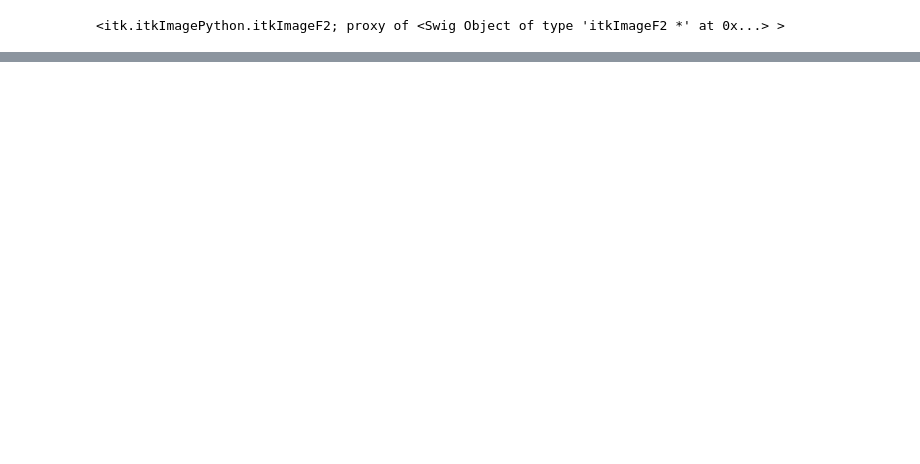
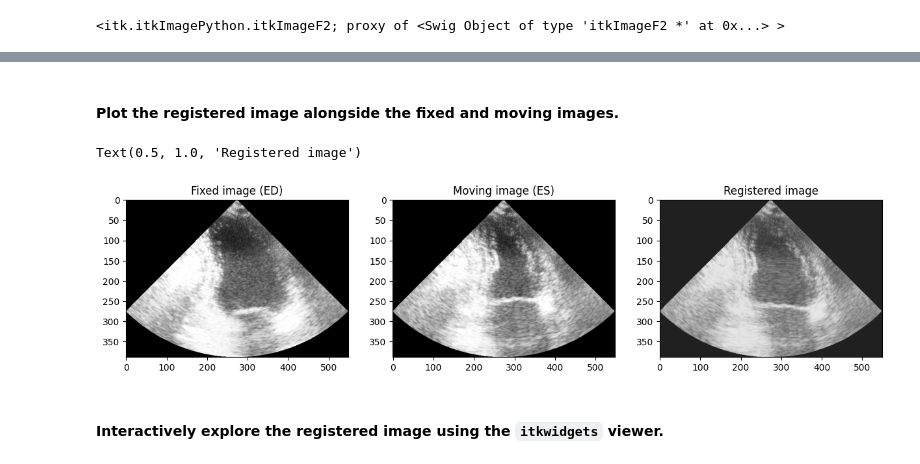
Before and after one commit to basilbatov/deep-learning-usgrt, a Jupyter notebook: itk-non-rigid.ipynb, the cells around one changed output, grey strips where cells are left out. Saved outputs shown, nothing was run; the diff lists cells and outputs as text; code cells hidden in the pictures; blank space fills up the shorter version.

Commit message:
Added comments and matplotlib plots for registered image comparison and SSIM metric

```diff
--- a/itk-non-rigid.ipynb
+++ b/itk-non-rigid.ipynb
@@ -11,0 +45,23 @@ registered_image
+# %%
+# Convert ITK images to numpy arrays
+fixed_image_np = itk.array_from_image(fixed_image)
+registered_image_np = itk.array_from_image(registered_image)
+moving_image_np = itk.array_from_image(moving_image)
+# %% [markdown]
+#### Plot the registered image alongside the fixed and moving images.
+# %%
+plt.figure(figsize=(15,5))
+plt.subplot(1,3,1)
+plt.imshow(fixed_image_np, cmap='gray')
+plt.title('Fixed image (ED)')
+plt.subplot(1,3,2)
+plt.imshow(moving_image_np, cmap='gray')
+plt.title('Moving image (ES)')
+plt.subplot(1,3,3)
+plt.imshow(registered_image_np, cmap='gray')
+plt.title('Registered image')
+# %% [output]
+Text(0.5, 1.0, 'Registered image')
+[figure, added]
+# %% [markdown]
+#### Interactively explore the registered image using the `itkwidgets` viewer.
```
Also changed, not shown: parts of 11 cells of this notebook.
